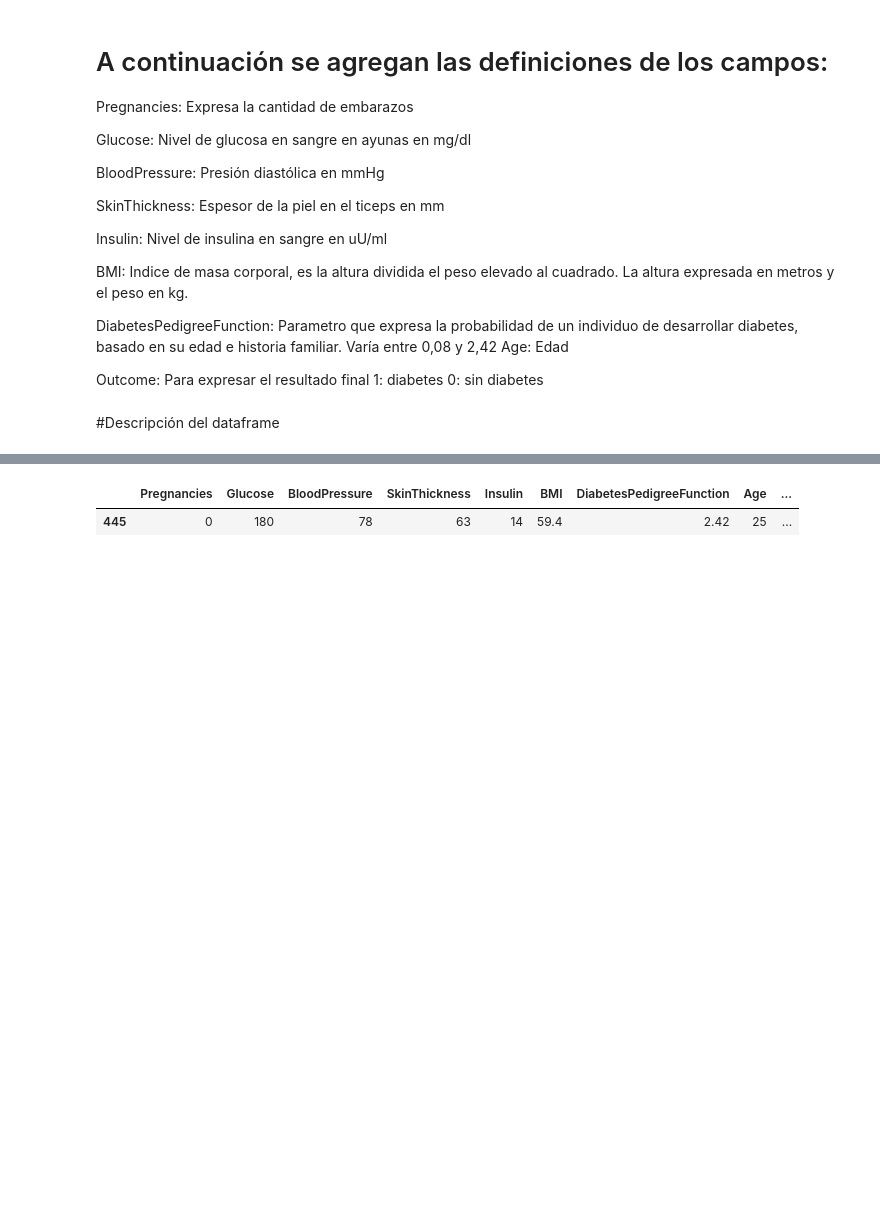
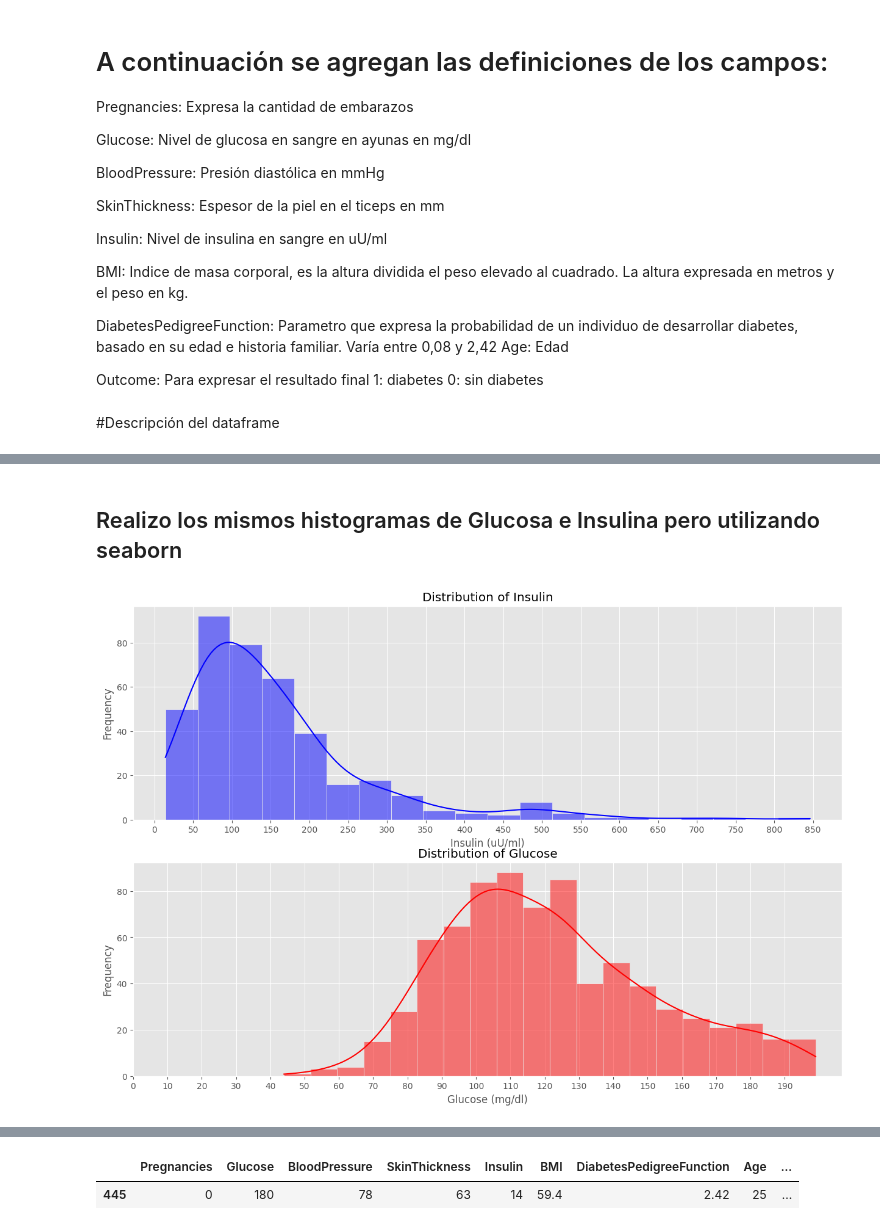
Before and after one commit to pablillo77/data_science_1, a Jupyter notebook: VisualizacionGimenez.ipynb, the cells around one changed output, grey strips where cells are left out. Cells and saved outputs as stored; diff of their text form; code cells hidden in the pictures; blank space fills up the shorter version.

```diff
--- a/VisualizacionGimenez.ipynb
+++ b/VisualizacionGimenez.ipynb
@@ -124 +121,18 @@ plt.gca().spines[['top', 'right',]].set_visible(False)
+# %% [markdown]
+## Realizo los mismos histogramas de Glucosa e Insulina pero utilizando seaborn
+# %%
+fig, ax = plt.subplots(2, 1, figsize=(15, 10))
+sns.histplot(data=df, x="Insulin", bins=20, kde=True, color="blue", ax=ax[0])
+ax[0].set_title("Distribution of Insulin")
+ax[0].set_xlabel("Insulin (uU/ml)")
+ax[0].set_ylabel("Frequency")
+ax[0].set_xticks(np.arange(0, 900, 50))
+sns.histplot(data=df, x="Glucose", bins=20, kde=True, color="red", ax=ax[1])
+ax[1].set_title("Distribution of Glucose")
+ax[1].set_xlabel("Glucose (mg/dl)")
+ax[1].set_ylabel("Frequency")
+ax[1].set_xticks(np.arange(0, 200, 10))
+plt.show()
+# %% [output]
+[figure, added]
 # %%
```
Also changed, not shown: parts of 14 cells of this notebook.
